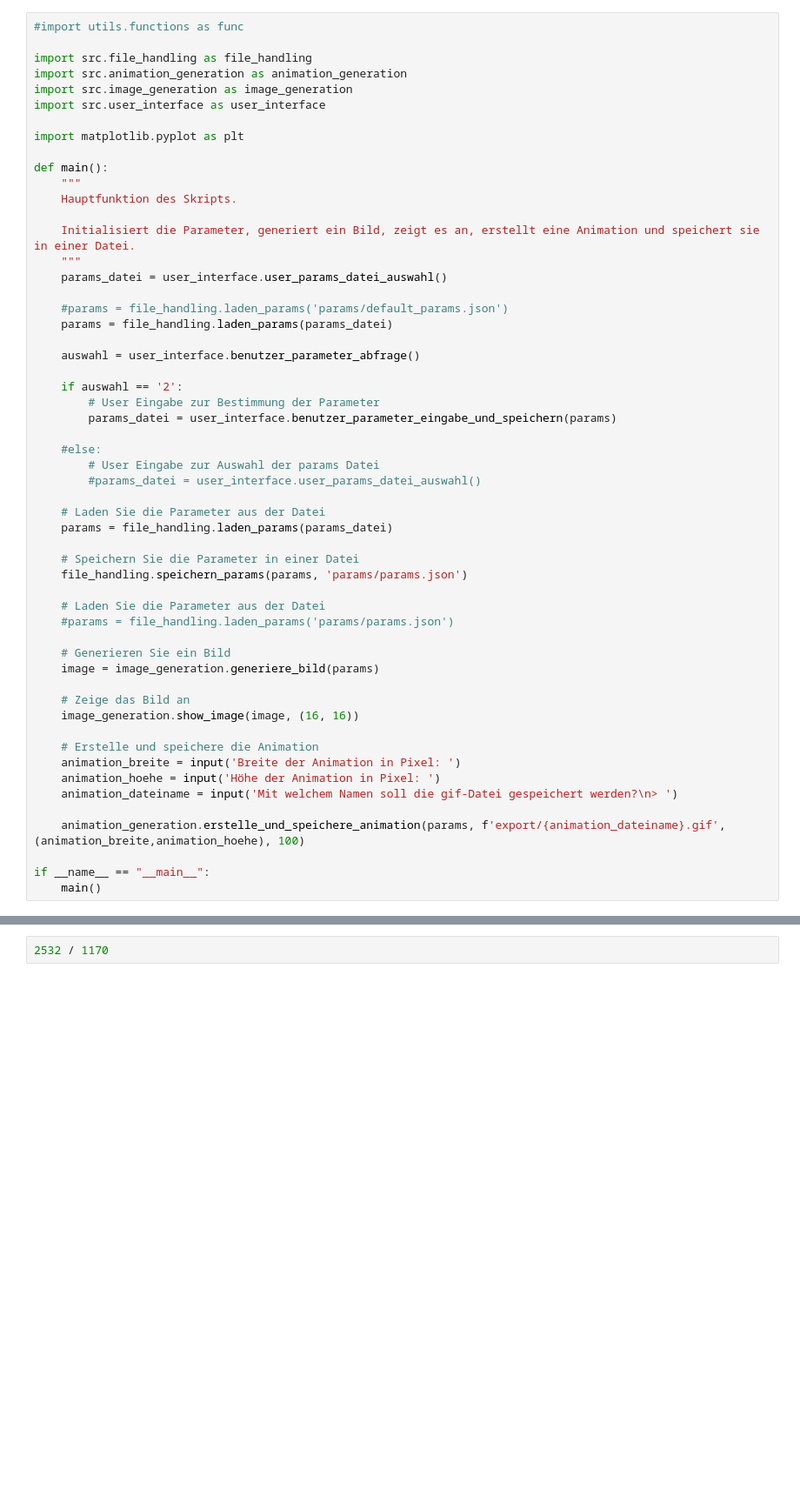
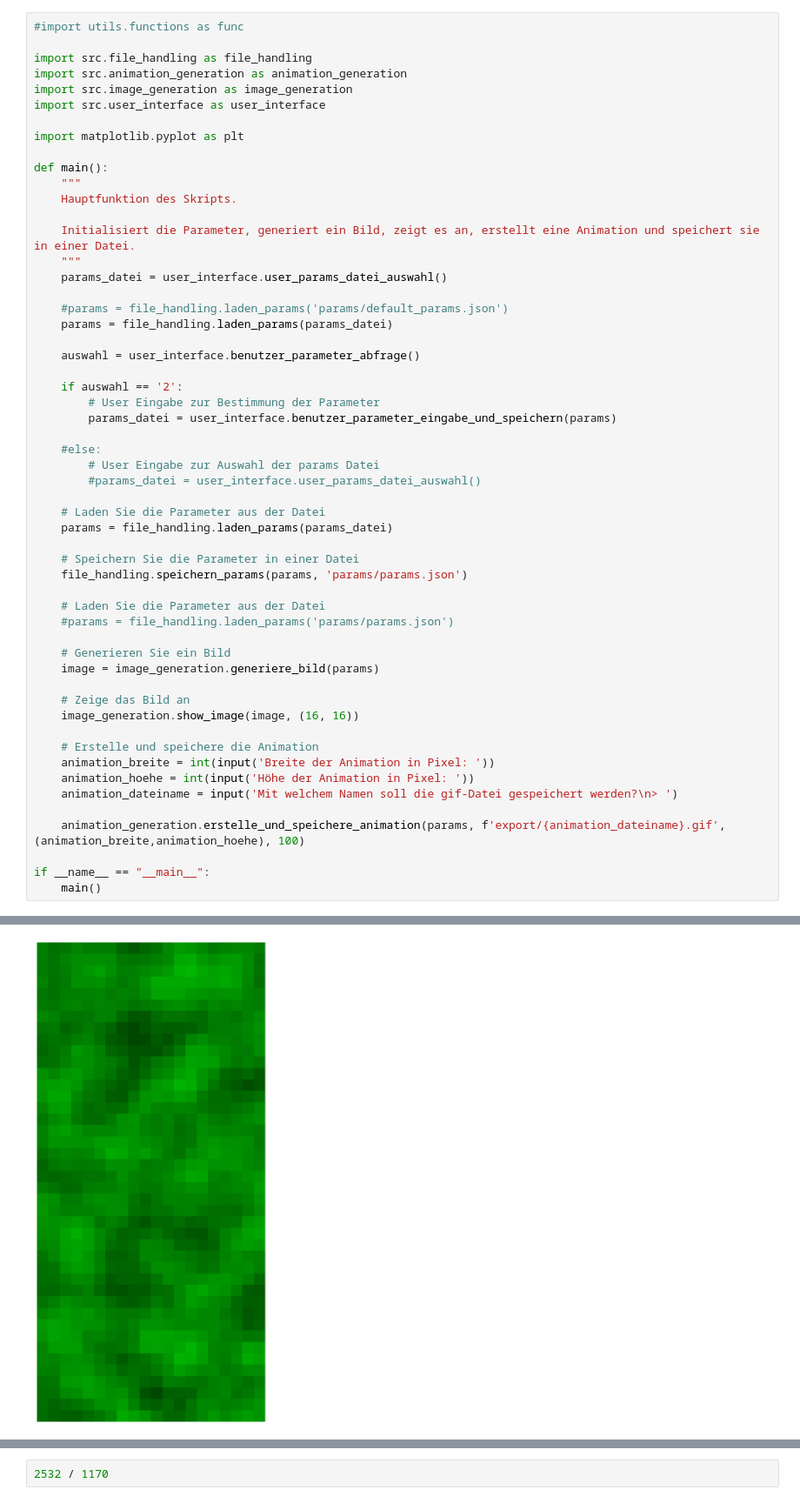
Before and after one commit to v6t2b9/perlin_animation, a Jupyter notebook: test.ipynb, the cells around one changed output, grey strips where cells are left out. Shown at 87% size. Drawn from its saved outputs; the diff is of its cells as text; blank space fills up the shorter version.

```diff
--- a/test.ipynb
+++ b/test.ipynb
@@ -45,8 +45,8 @@ def main():
     image_generation.show_image(image, (16, 16))
 
     # Erstelle und speichere die Animation
-    animation_breite = input('Breite der Animation in Pixel: ')
-    animation_hoehe = input('Höhe der Animation in Pixel: ')
+    animation_breite = int(input('Breite der Animation in Pixel: '))
+    animation_hoehe = int(input('Höhe der Animation in Pixel: '))
     animation_dateiname = input('Mit welchem Namen soll die gif-Datei gespeichert werden?\n> ')
 
     animation_generation.erstelle_und_speichere_animation(params, f'export/{animation_dateiname}.gif', (animation_breite,animation_hoehe), 100)
@@ -61,0 +74 @@ Aus welcher Datei sollen die Parameter geladen werden? (0 bis 2)
+[figure, added]
```
Also changed, not shown: parts of 1 cell of this notebook, 1 other file.
